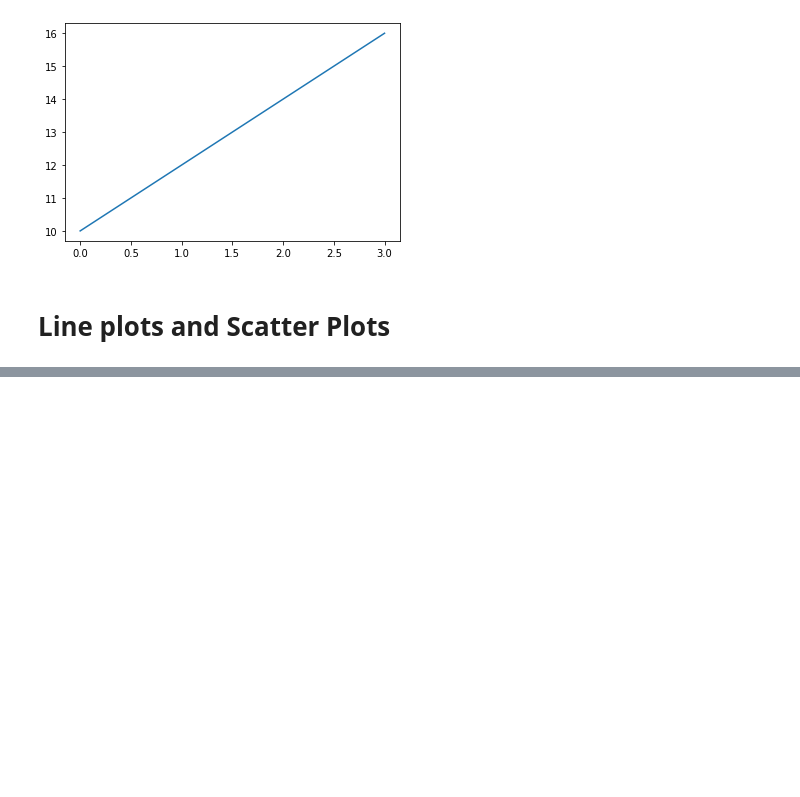
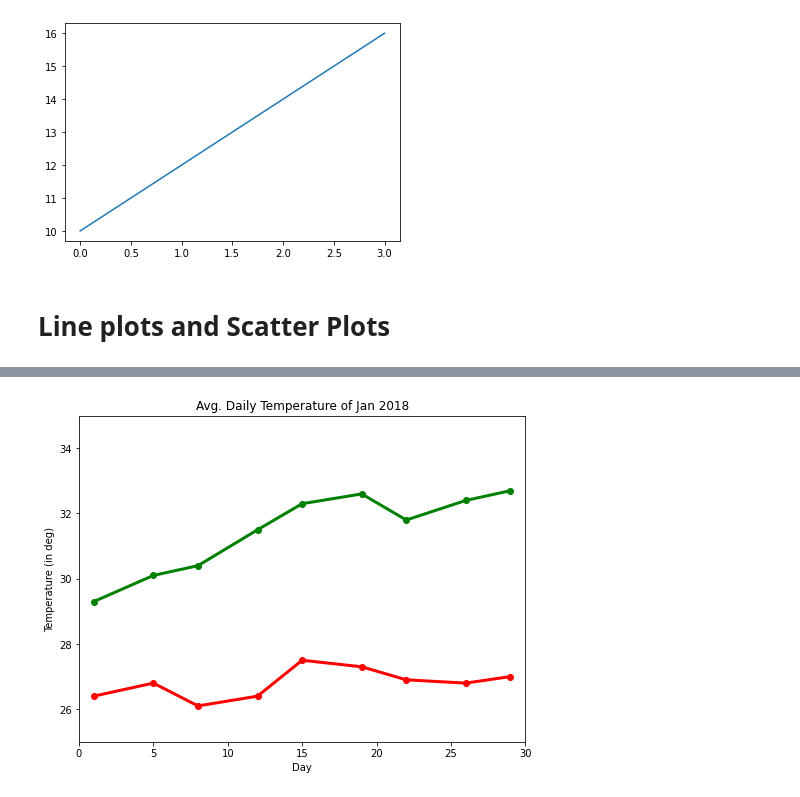
Before and after one commit to vvtrip/ml_manifestations, a Jupyter notebook: 7_tools/9_matplotlib.ipynb, the cells around one changed output, grey strips where cells are left out. Saved outputs shown, nothing was run; the diff lists cells and outputs as text; code cells hidden in the pictures; blank space fills up the shorter version.

```diff
--- a/7_tools/9_matplotlib.ipynb
+++ b/7_tools/9_matplotlib.ipynb
@@ -150,0 +192,17 @@ plt.show()
+# %%
+# Using plot function multiple times is one of the ways to draw multiple lines.
+# Two lines representing temperatures of two different locations are plotted using below code.
+
+fig = plt.figure(figsize=(8,6))
+ax = fig.add_subplot(111)
+ax.set(title='Avg. Daily Temperature of Jan 2018',
+      xlabel='Day', ylabel='Temperature (in deg)',
+      xlim=(0, 30), ylim=(25, 35))
+days = [1, 5, 8, 12, 15, 19, 22, 26, 29]
+location1_temp = [29.3, 30.1, 30.4, 31.5, 32.3, 32.6, 31.8, 32.4, 32.7]
+location2_temp = [26.4, 26.8, 26.1, 26.4, 27.5, 27.3, 26.9, 26.8, 27.0]
+ax.plot(days, location1_temp, color='green', marker='o', linewidth=3)
+ax.plot(days, location2_temp, color='red', marker='o', linewidth=3)
+plt.show()
+# %% [output]
+[figure, added]
```
Also changed, not shown: parts of 7 cells of this notebook.
